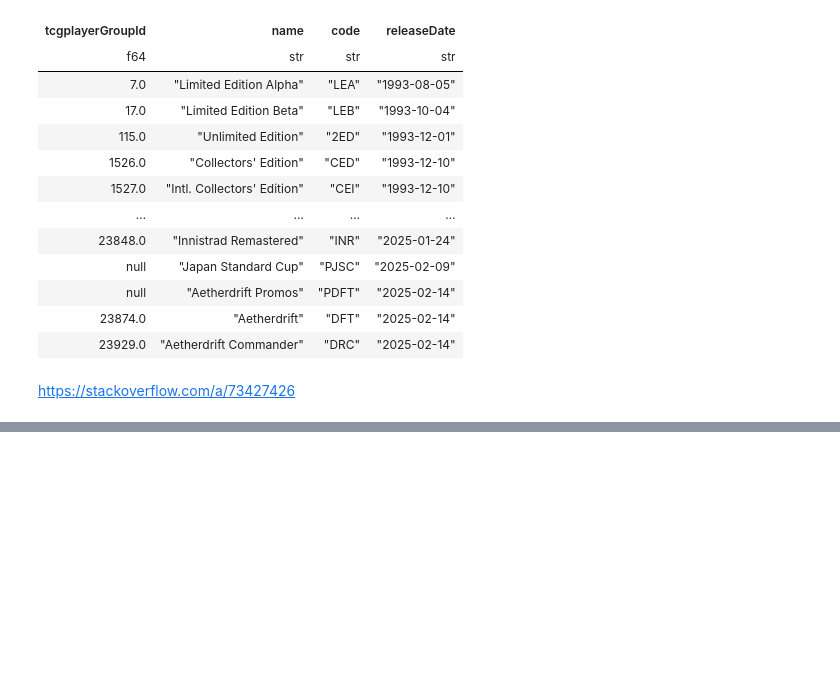
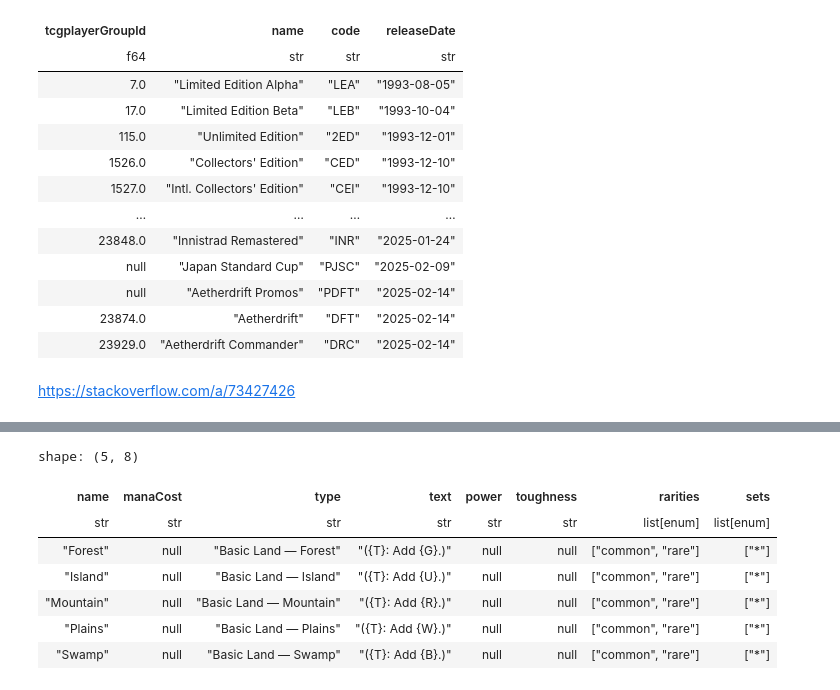
Before and after one commit to vico/mtg-embeddings, a Jupyter notebook: mtgjson_etl.ipynb, the cells around one changed output, grey strips where cells are left out. Drawn from its saved outputs; the diff is of its cells as text; code cells hidden in the pictures; blank space fills up the shorter version.

```diff
--- a/mtgjson_etl.ipynb
+++ b/mtgjson_etl.ipynb
@@ -134,0 +144,12 @@ Get Sets data (will need to build a `Enum` for ordering)
+# %%
+# rare Basic Lands exist: https://gatherer.wizards.com/Pages/Card/Details.aspx?multiverseid=485279
+df_cards_agg.filter(pl.col("name").is_in(BASIC_LANDS))
+# %% [output]
+shape: (5, 8)
+| name | manaCost | type | text | power | toughness | rarities | sets |
+| str | str | str | str | str | str | list[enum] | list[enum] |
+| "Forest" | null | "Basic Land — Forest" | "({T}: Add {G}.)" | null | null | ["common", "rare"] | ["*"] |
+| "Island" | null | "Basic Land — Island" | "({T}: Add {U}.)" | null | null | ["common", "rare"] | ["*"] |
+| "Mountain" | null | "Basic Land — Mountain" | "({T}: Add {R}.)" | null | null | ["common", "rare"] | ["*"] |
+| "Plains" | null | "Basic Land — Plains" | "({T}: Add {W}.)" | null | null | ["common", "rare"] | ["*"] |
+| "Swamp" | null | "Basic Land — Swamp" | "({T}: Add {B}.)" | null | null | ["common", "rare"] | ["*"] |
```
Also changed, not shown: parts of 5 cells of this notebook.
